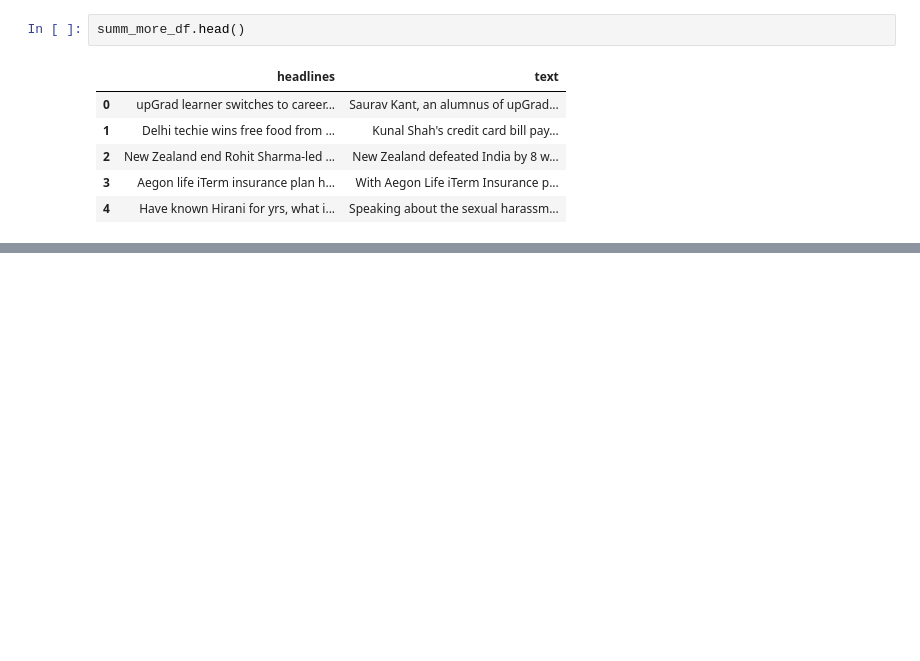
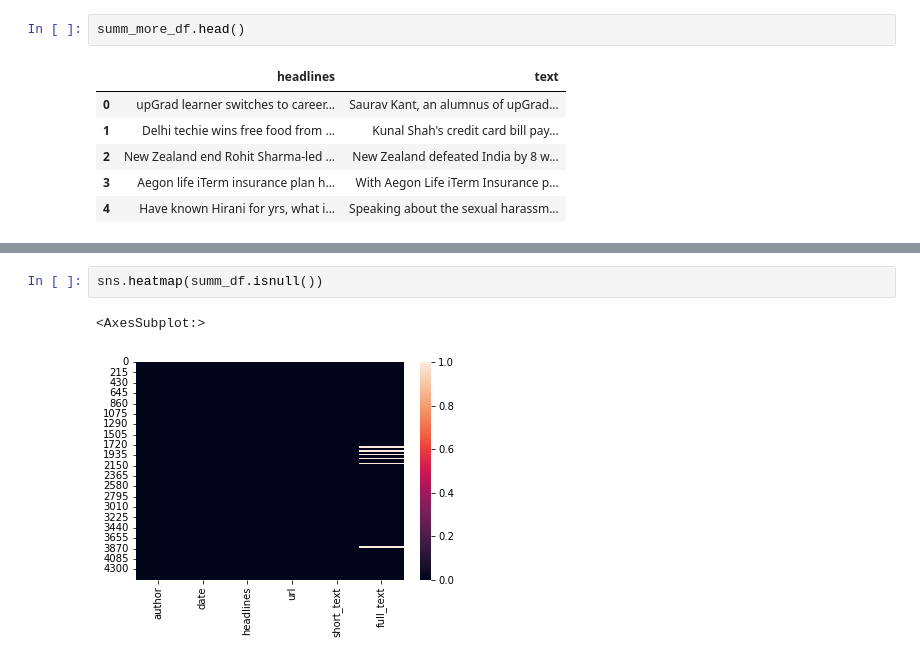
Before and after one commit to chaithrakc/news-summarization, a Jupyter notebook: News-Article-Summarization.ipynb, the cells around one changed output, grey strips where cells are left out. Cells and saved outputs as stored; diff of their text form; blank space fills up the shorter version.

```diff
--- a/News-Article-Summarization.ipynb
+++ b/News-Article-Summarization.ipynb
@@ -32,0 +87,5 @@ summ_more_df.head()
+# %%
+sns.heatmap(summ_df.isnull())
+# %% [output]
+<AxesSubplot:>
+[figure, added]
```
Also changed, not shown: parts of 7 cells of this notebook.
